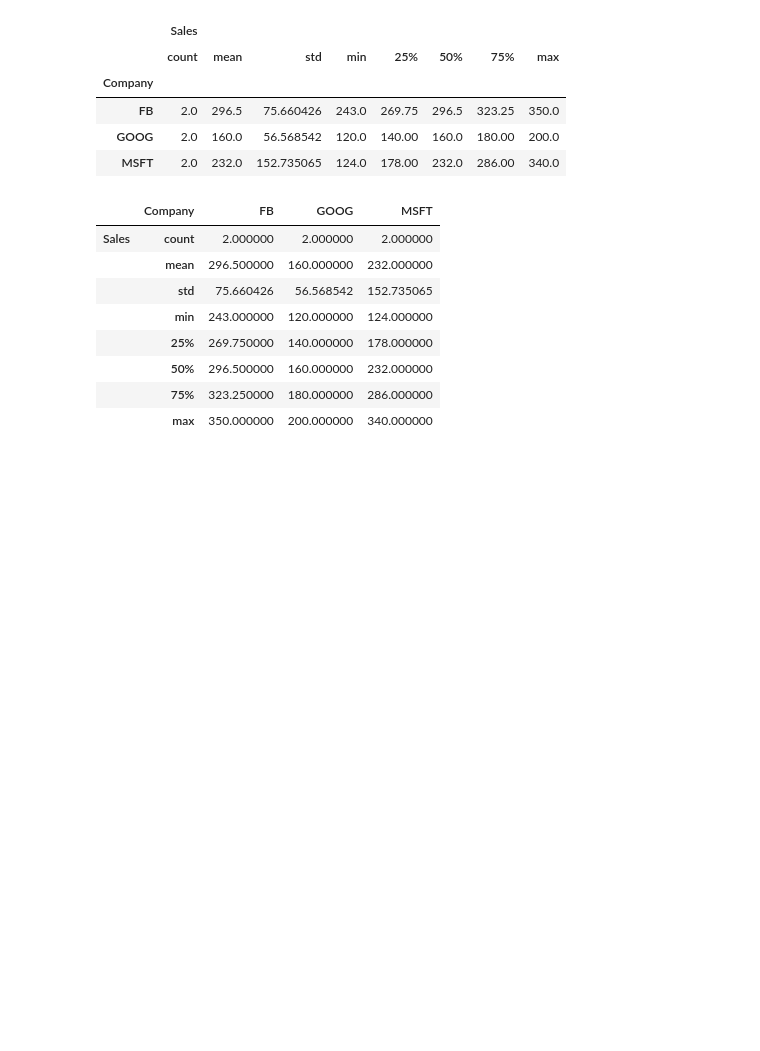
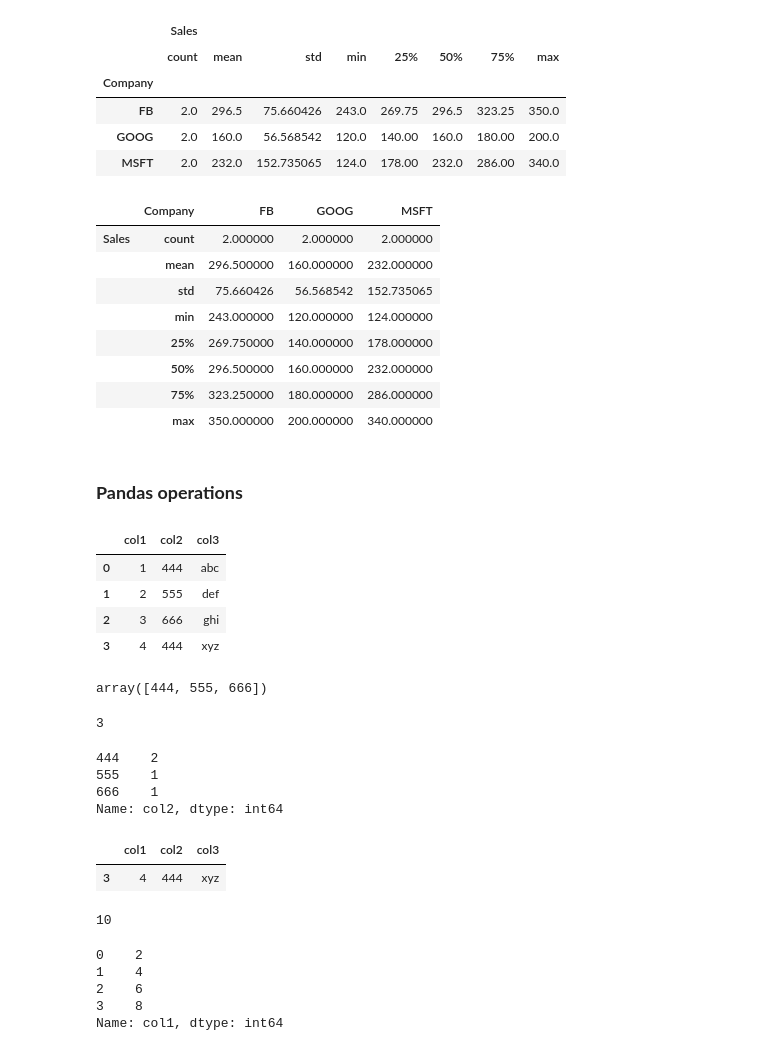
Before and after one commit to Abubakr1710/Python-Libraries, a Jupyter notebook: pandas/intro.ipynb, the cells around one changed output. Cells and saved outputs as stored; diff of their text form; code cells hidden in the pictures; blank space fills up the shorter version.

Commit message:
pandas operations added

```diff
--- a/pandas/intro.ipynb
+++ b/pandas/intro.ipynb
@@ -412,3 +412,37 @@ df.groupby('Company').describe().transpose() #group the dataframe by a column an
 |  | 50% | 296.500000 | 160.000000 | 232.000000 |
 |  | 75% | 323.250000 | 180.000000 | 286.000000 |
 |  | max | 350.000000 | 200.000000 | 340.000000 |
+# %% [markdown]
+### **Pandas operations**
+# %%
+df = pd.DataFrame({'col1':[1,2,3,4], 'col2':[444,555,666,444], 'col3':['abc','def','ghi','xyz']}) # create a dataframe
+df.head() # display the first five rows of the dataframe
+# %% [output]
+|  | col1 | col2 | col3 |
+| 0 | 1 | 444 | abc |
+| 1 | 2 | 555 | def |
+| 2 | 3 | 666 | ghi |
+| 3 | 4 | 444 | xyz |
+# %%
+df['col2'].unique() # display the unique values of a column
+# %% [output]
+array([444, 555, 666])
+# %%
+df['col2'].nunique() # display the number of unique values of a column
+# %% [output]
+3
+# %%
+df['col2'].value_counts() # display the value counts of a column
+# %% [output]
+444    2
+555    1
+666    1
+Name: col2, dtype: int64
+# %%
+#Col 1 is greater than 2
+#Col 2 is equal to 444
+ndf = df[(df['col1']>2) & (df['col2']==444)] # create a new dataframe with boolean values
+ndf # display the new dataframe
+# %% [output]
+|  | col1 | col2 | col3 |
+| 3 | 4 | 444 | xyz |
@@ -414,0 +452,12 @@ df.groupby('Company').describe().transpose() #group the dataframe by a column an
+# %%
+times2(5) # call the function
+# %% [output]
+10
+# %%
+df['col1'].apply(times2) # apply the function to the dataframe
+# %% [output]
+0    2
+1    4
+2    6
+3    8
+Name: col1, dtype: int64
```
Also changed, not shown: parts of 9 cells of this notebook.
